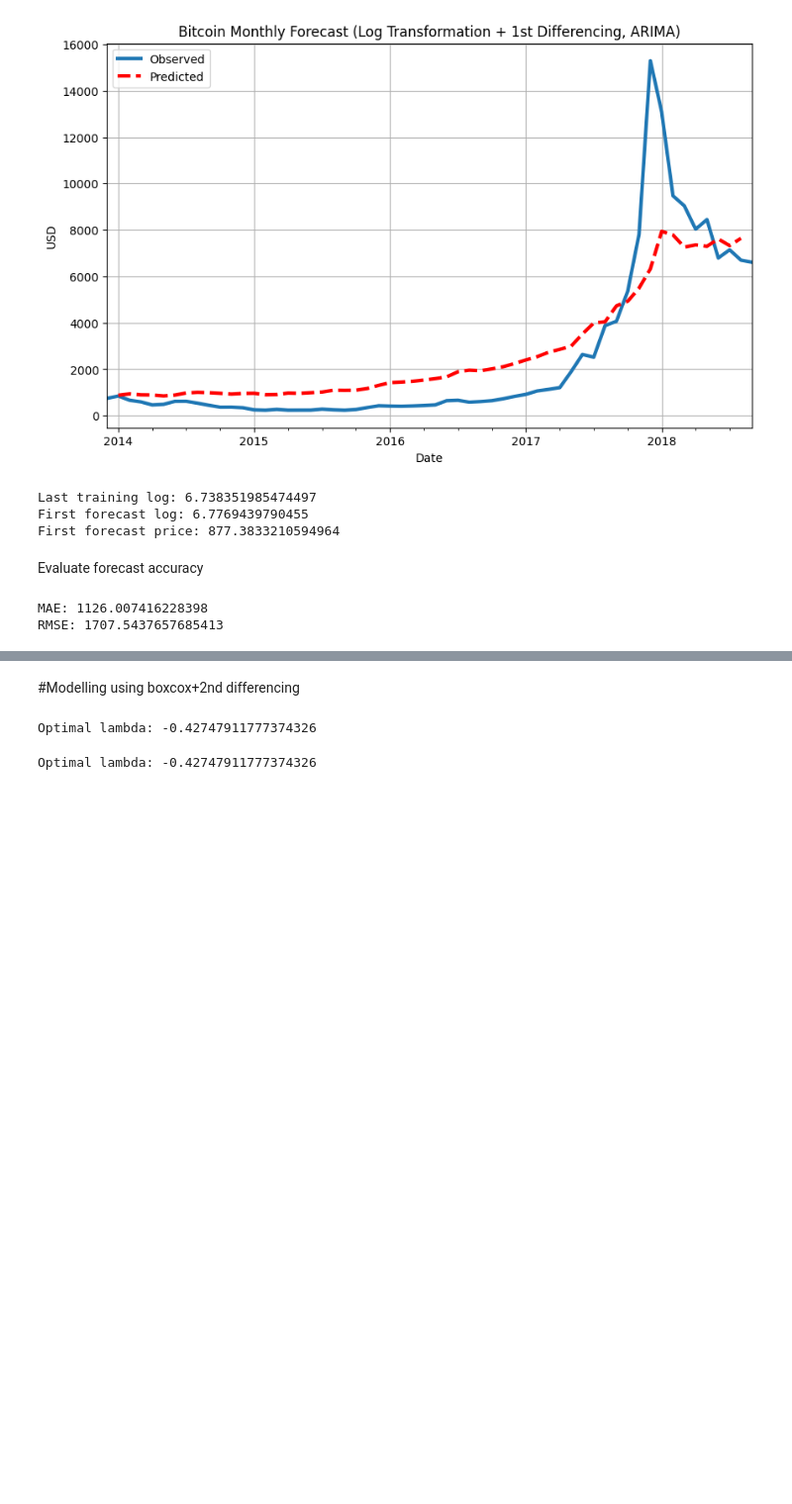
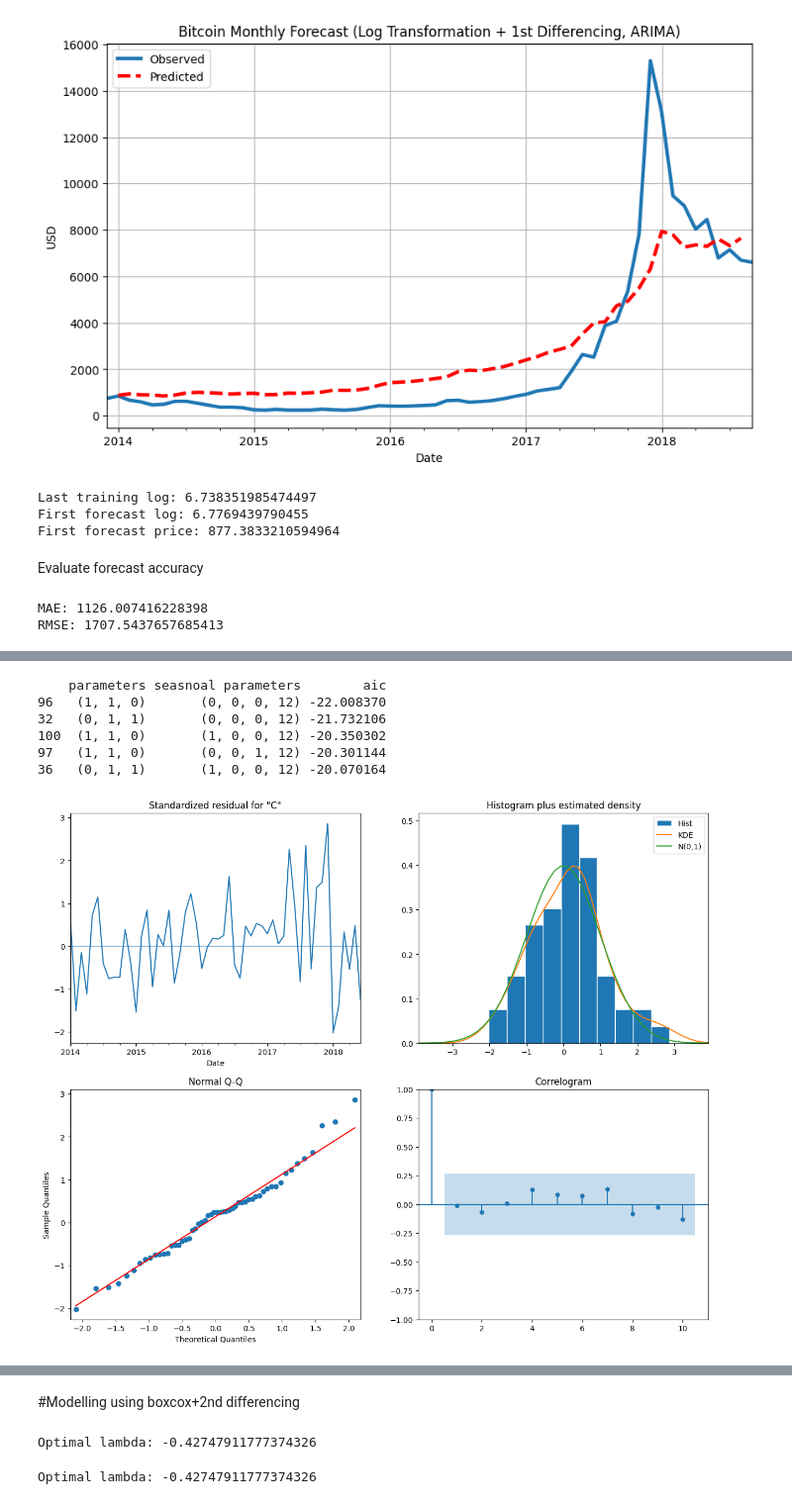
Before and after one commit to DataDrivenAkanksha/Cryptocurrency_price_forecasting, a Jupyter notebook: Cryptocurrency_price_forecasting.ipynb, the cells around one changed output, grey strips where cells are left out. Shown at 99% size. Drawn from its saved outputs; the diff is of its cells as text; code cells hidden in the pictures; blank space fills up the shorter version.

```diff
--- a/Cryptocurrency_price_forecasting.ipynb
+++ b/Cryptocurrency_price_forecasting.ipynb
@@ -1107,0 +1213,17 @@ RMSE: 1707.5437657685413
+# %%
+# Best Models
+result_table = pd.DataFrame(results)
+result_table.columns = ['parameters', 'seasnoal parameters','aic']
+print(result_table.sort_values(by = 'aic', ascending=True).head())
+# %% [output]
+    parameters seasnoal parameters        aic
+96   (1, 1, 0)       (0, 0, 0, 12) -22.008370
+32   (0, 1, 1)       (0, 0, 0, 12) -21.732106
+100  (1, 1, 0)       (1, 0, 0, 12) -20.350302
+97   (1, 1, 0)       (0, 0, 1, 12) -20.301144
+36   (0, 1, 1)       (1, 0, 0, 12) -20.070164
+# %%
+best_model.plot_diagnostics(figsize=(15, 12))
+plt.show()
+# %% [output]
+[figure, added]
```
Also changed, not shown: parts of 22 cells of this notebook.
